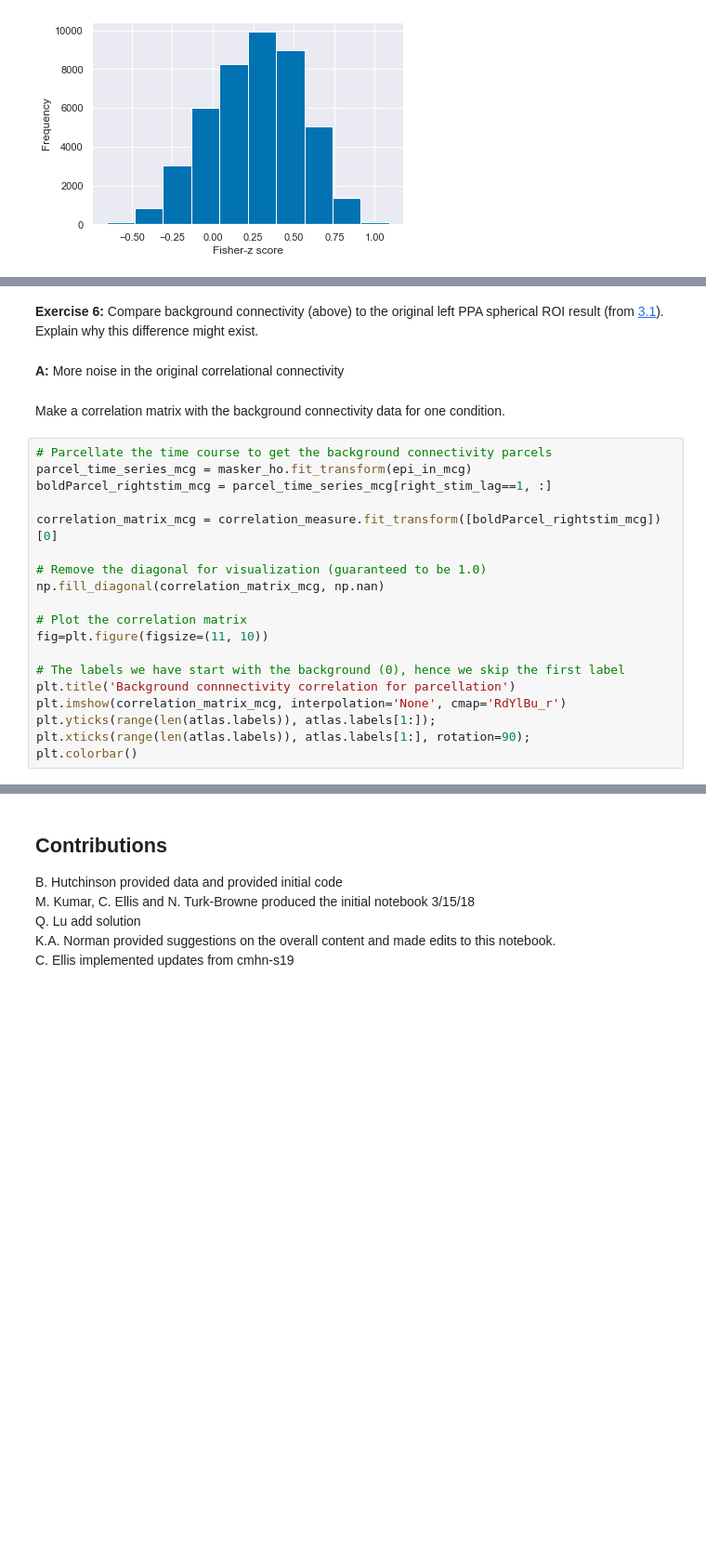
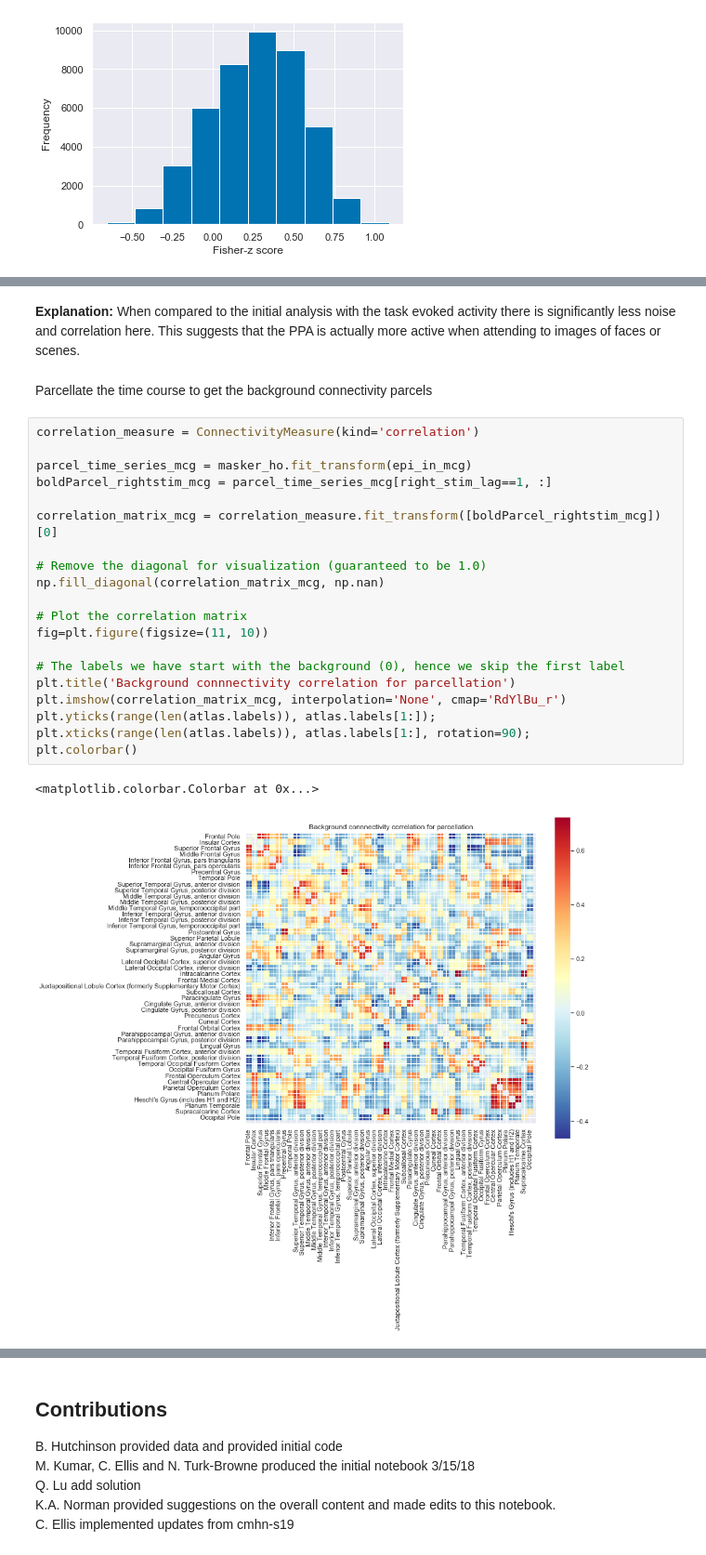
Before and after one commit to alexander-ratzan/2020-NeuroAnalysis-Project, a Jupyter notebook: brainiak_notebooks/brain-connectivity-during-visual-stimulus-tasks.ipynb, the cells around one changed output, grey strips where cells are left out. Shown at 93% size. Cells and saved outputs as stored; diff of their text form; blank space fills up the shorter version.

Commit message:
background connectivity final formatting (1)

```diff
--- a/brainiak_notebooks/brain-connectivity-during-visual-stimulus-tasks.ipynb
+++ b/brainiak_notebooks/brain-connectivity-during-visual-stimulus-tasks.ipynb
@@ -812,25 +797,27 @@ plotting.plot_glass_brain(
-# %% [markdown]
-**Exercise 6:**<a id="ex6"></a> Compare background connectivity (above) to the original left PPA spherical ROI result (from [3.1](#plot_seed)). Explain why this difference might exist.
-# %% [markdown]
-**A:** More noise in the original correlational connectivity
-# %% [markdown]
-Make a correlation matrix with the background connectivity data for one condition.
+# %% [markdown]
+**Explanation:** When compared to the initial analysis with the task evoked activity there is significantly less noise and correlation here. This suggests that the PPA is actually more active when attending to images of faces or scenes.
+# %% [markdown]
+Parcellate the time course to get the background connectivity parcels
 # %%
-# Parcellate the time course to get the background connectivity parcels
+correlation_measure = ConnectivityMeasure(kind='correlation')
+
 parcel_time_series_mcg = masker_ho.fit_transform(epi_in_mcg)
 boldParcel_rightstim_mcg = parcel_time_series_mcg[right_stim_lag==1, :]
 
 correlation_matrix_mcg = correlation_measure.fit_transform([boldParcel_rightstim_mcg])[0]
 
 # Remove the diagonal for visualization (guaranteed to be 1.0)
 np.fill_diagonal(correlation_matrix_mcg, np.nan)
 
 # Plot the correlation matrix
 fig=plt.figure(figsize=(11, 10))
 
 # The labels we have start with the background (0), hence we skip the first label
 plt.title('Background connnectivity correlation for parcellation')
 plt.imshow(correlation_matrix_mcg, interpolation='None', cmap='RdYlBu_r')
 plt.yticks(range(len(atlas.labels)), atlas.labels[1:]);
 plt.xticks(range(len(atlas.labels)), atlas.labels[1:], rotation=90);
 plt.colorbar()
+# %% [output]
+<matplotlib.colorbar.Colorbar at 0x...>
+[figure, added]
```
Also changed, not shown: parts of 57 cells of this notebook, 16 other files.
